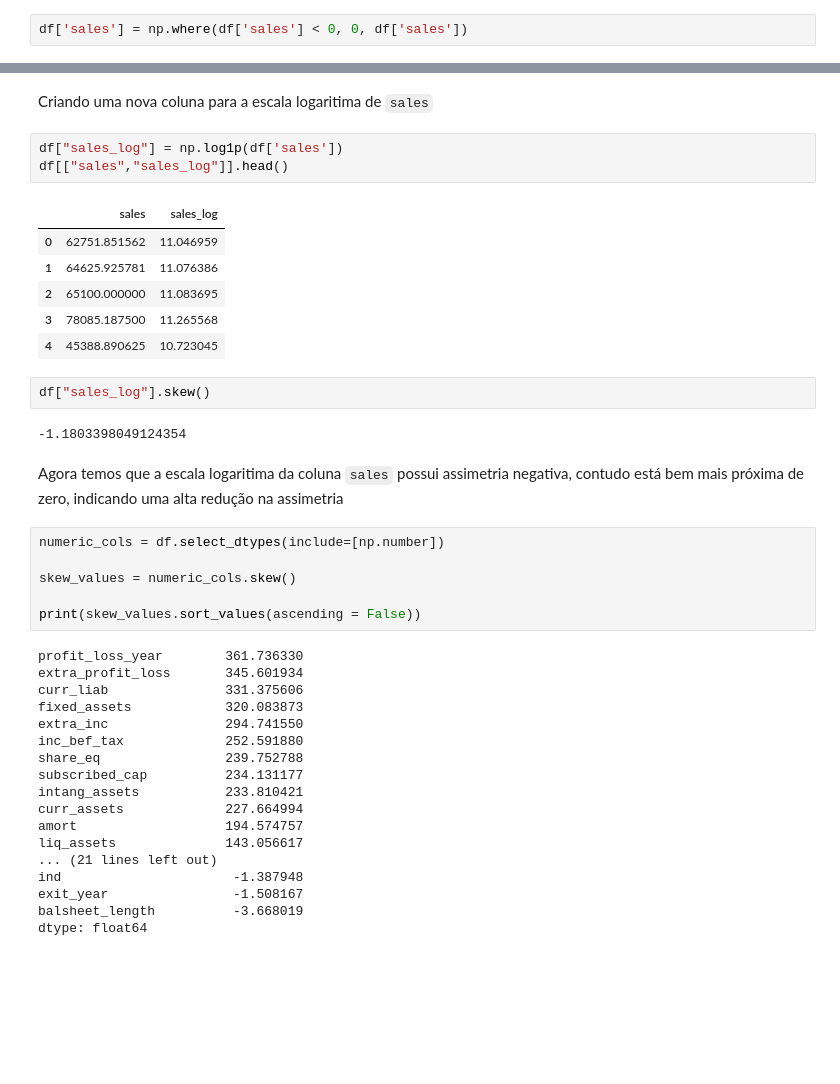
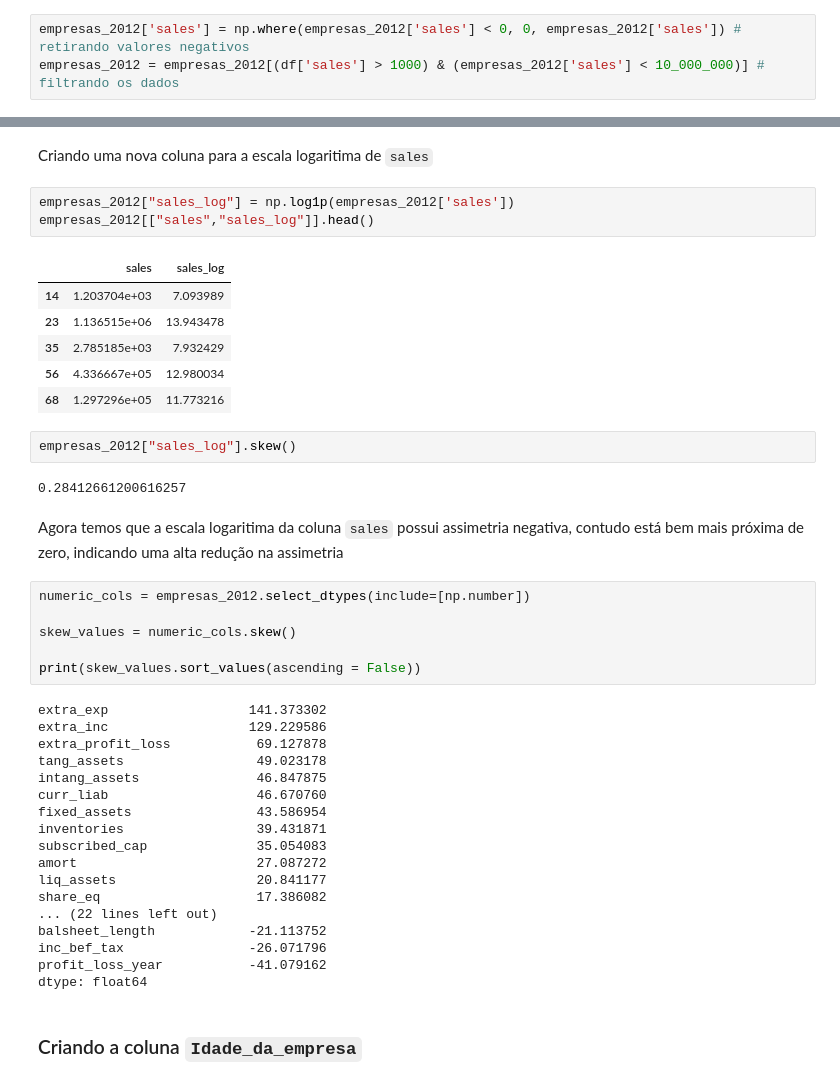
Before and after one commit to HelioZF/Projeto-Integrador---PADS, a Jupyter notebook: Tratamento de dados.ipynb, the cells around one changed output, grey strips where cells are left out. Cells and saved outputs as stored; diff of their text form; blank space fills up the shorter version.

Commit message:
FIltragem inicial dos dados completa

```diff
--- a/Tratamento de dados.ipynb
+++ b/Tratamento de dados.ipynb
@@ -192,2 +207,3 @@ ___
 # %%
-df['sales'] = np.where(df['sales'] < 0, 0, df['sales'])
+empresas_2012['sales'] = np.where(empresas_2012['sales'] < 0, 0, empresas_2012['sales']) # retirando valores negativos
+empresas_2012 = empresas_2012[(df['sales'] > 1000) & (empresas_2012['sales'] < 10_000_000)] # filtrando os dados
@@ -202,42 +236,44 @@ Como a skewness esta acima de zero (bem acima) temos que a coluna `sales` possu
 # %% [markdown]
 Criando uma nova coluna para a escala logaritima de `sales`
 # %%
-df["sales_log"] = np.log1p(df['sales'])
-df[["sales","sales_log"]].head()
+empresas_2012["sales_log"] = np.log1p(empresas_2012['sales'])
+empresas_2012[["sales","sales_log"]].head()
 # %% [output]
 |  | sales | sales_log |
-| 0 | 62751.851562 | 11.046959 |
-| 1 | 64625.925781 | 11.076386 |
-| 2 | 65100.000000 | 11.083695 |
-| 3 | 78085.187500 | 11.265568 |
-| 4 | 45388.890625 | 10.723045 |
+| 14 | 1.203704e+03 | 7.093989 |
+| 23 | 1.136515e+06 | 13.943478 |
+| 35 | 2.785185e+03 | 7.932429 |
+| 56 | 4.336667e+05 | 12.980034 |
+| 68 | 1.297296e+05 | 11.773216 |
 # %%
-df["sales_log"].skew()
+empresas_2012["sales_log"].skew()
 # %% [output]
--1.1803398049124354
+0.28412661200616257
 # %% [markdown]
 Agora temos que a escala logaritima da coluna `sales` possui assimetria negativa, contudo está bem mais próxima de zero, indicando uma alta redução na assimetria
 # %%
-numeric_cols = df.select_dtypes(include=[np.number])
+numeric_cols = empresas_2012.select_dtypes(include=[np.number])
 
 skew_values = numeric_cols.skew()
 
 print(skew_values.sort_values(ascending = False))
 # %% [output]
-profit_loss_year        361.736330
-extra_profit_loss       345.601934
-curr_liab               331.375606
-fixed_assets            320.083873
-extra_inc               294.741550
-inc_bef_tax             252.591880
-share_eq                239.752788
-subscribed_cap          234.131177
-intang_assets           233.810421
-curr_assets             227.664994
-amort                   194.574757
-liq_assets              143.056617
-... (21 lines left out)
-ind                      -1.387948
-exit_year                -1.508167
-balsheet_length          -3.668019
+extra_exp                  141.373302
+extra_inc                  129.229586
+extra_profit_loss           69.127878
+tang_assets                 49.023178
+intang_assets               46.847875
+curr_liab                   46.670760
+fixed_assets                43.586954
+inventories                 39.431871
+subscribed_cap              35.054083
+amort                       27.087272
+liq_assets                  20.841177
+share_eq                    17.386082
+... (22 lines left out)
+balsheet_length            -21.113752
+inc_bef_tax                -26.071796
+profit_loss_year           -41.079162
 dtype: float64
+# %% [markdown]
+### Criando a coluna `Idade_da_empresa`
```
Also changed, not shown: parts of 11 cells of this notebook.
